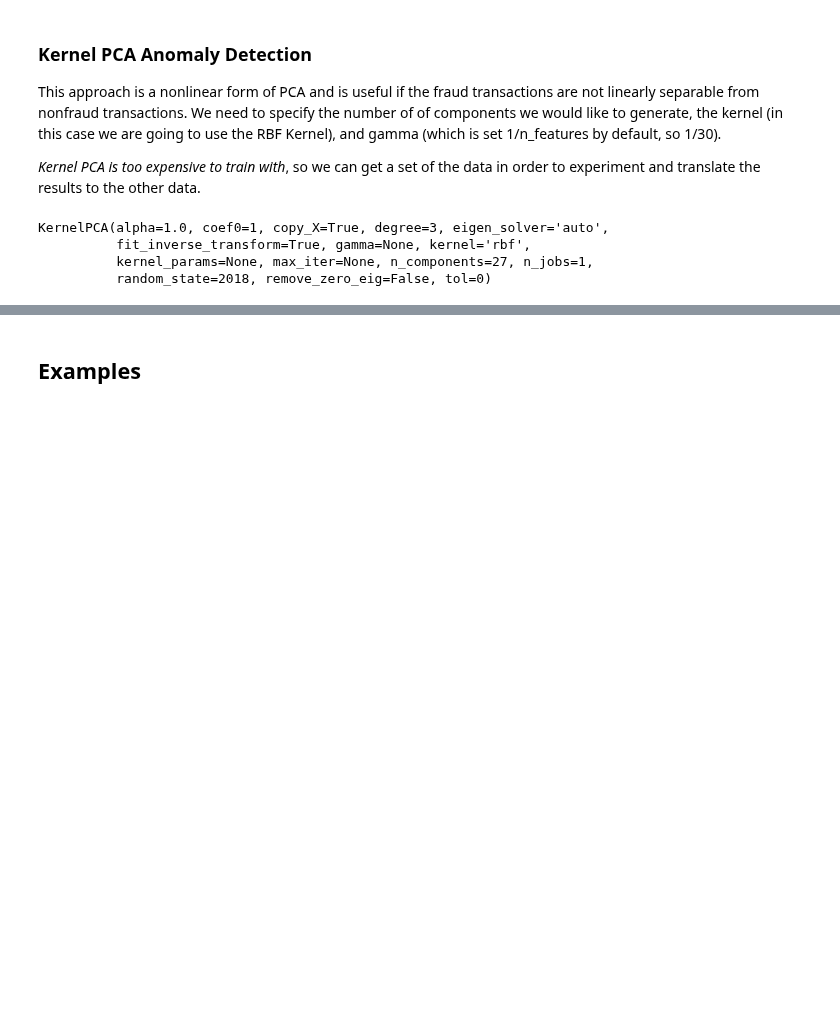
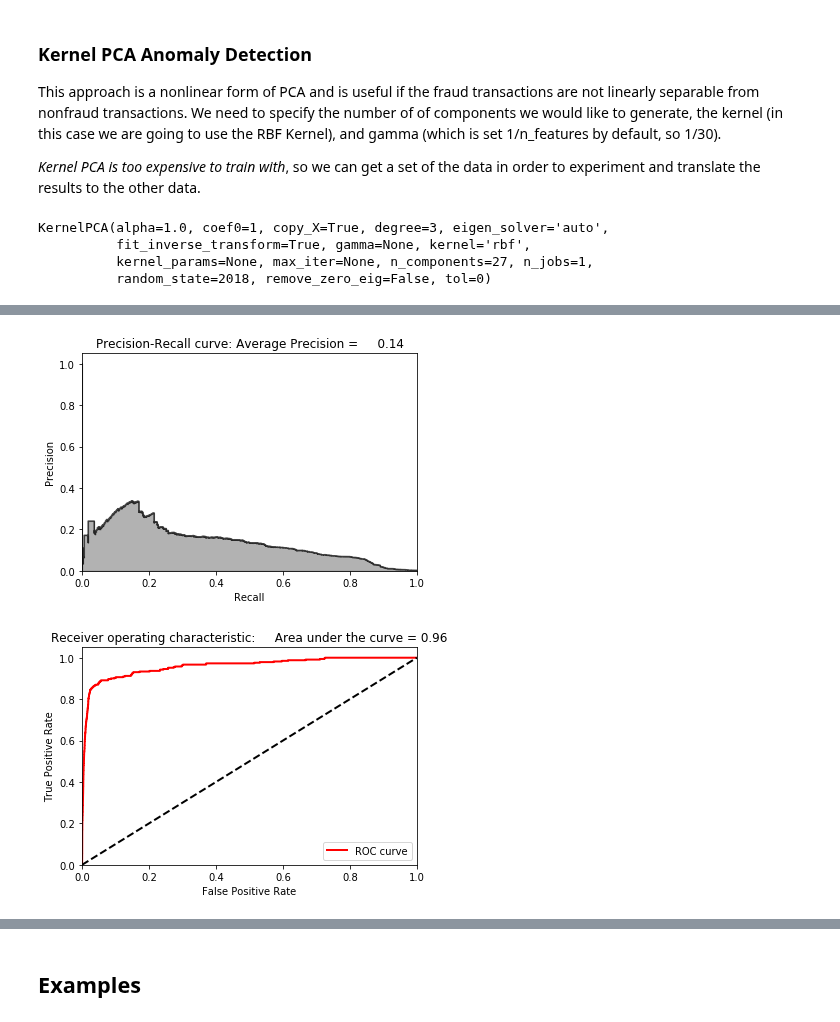
Before and after one commit to vinalyan/Data-Science, a Jupyter notebook: Machine_learning/Unsupervised Learning/Anomaly Detection.ipynb, the cells around one changed output, grey strips where cells are left out. Cells and saved outputs as stored; diff of their text form; code cells hidden in the pictures; blank space fills up the shorter version.

```diff
--- a/Machine_learning/Unsupervised Learning/Anomaly Detection.ipynb
+++ b/Machine_learning/Unsupervised Learning/Anomaly Detection.ipynb
@@ -326,0 +367,8 @@ page 107
+# %%
+X_train_GRP_inverse = np.array(X_train_GRP).dot(GRP.components_)
+X_train_GRP_inverse = pd.DataFrame(data=X_train_GRP_inverse, index=X_train.index)
+anomalyScoresGRP = anomalyScores(X_train, X_train_GRP_inverse)
+preds = plotResults(y_train, anomalyScoresGRP, True)
+# %% [output]
+[figure, added]
+[figure, added]
```
Also changed, not shown: parts of 15 cells of this notebook.
